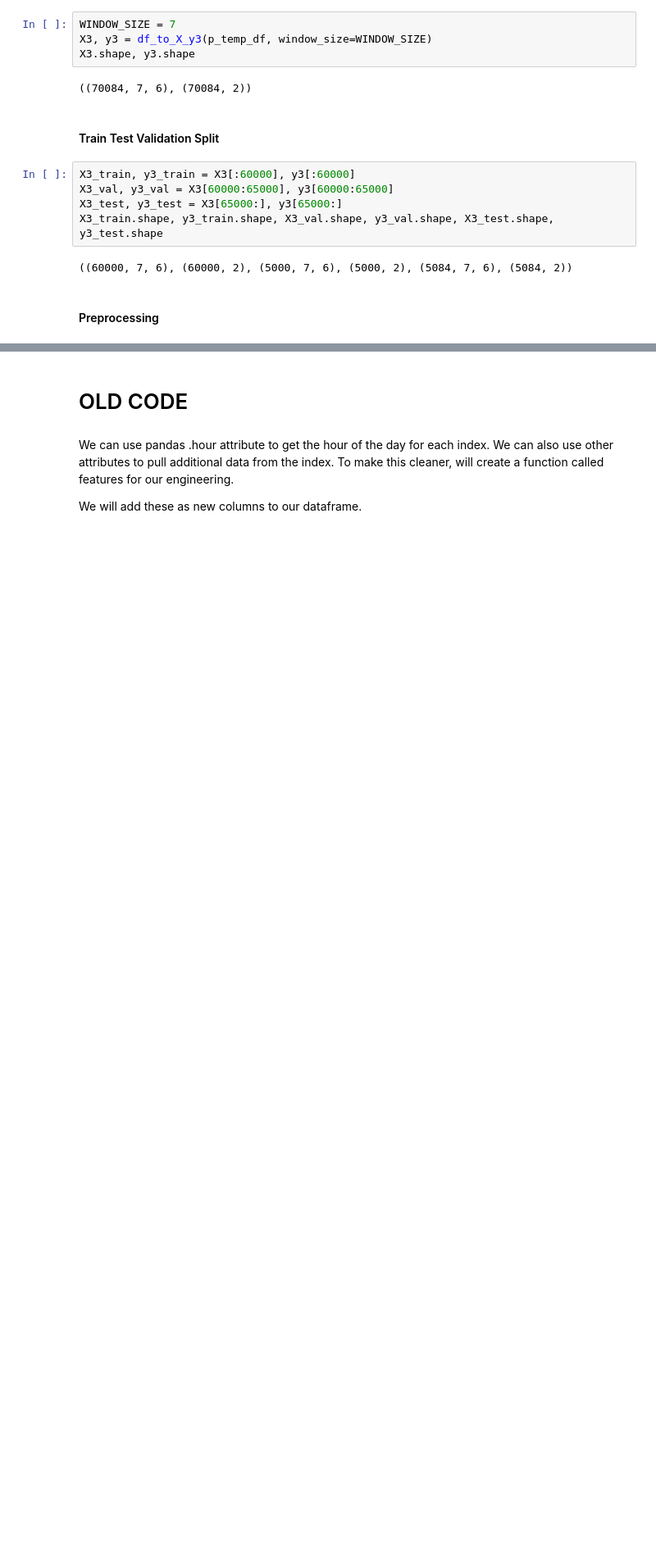
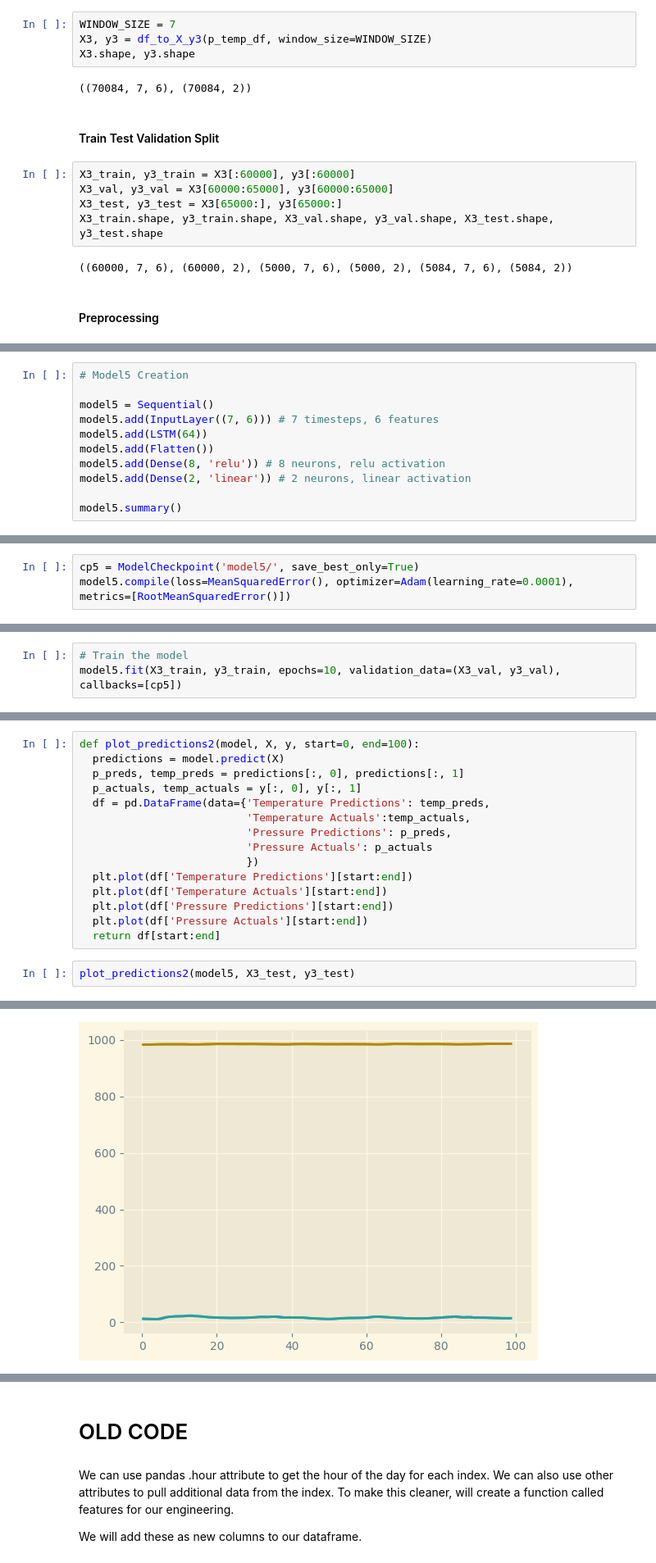
Before and after one commit to analyticsbyted/LSTM_weatherForecast, a Jupyter notebook: weatherForecast.ipynb, the cells around one changed output, grey strips where cells are left out. Shown at 82% size. Drawn from its saved outputs; the diff is of its cells as text; blank space fills up the shorter version.

```diff
--- a/weatherForecast.ipynb
+++ b/weatherForecast.ipynb
@@ -1116,0 +1193,11 @@ X3_train.shape, y3_train.shape, X3_val.shape, y3_val.shape, X3_test.shape, y3_te
+# %%
+# Model5 Creation
+
+model5 = Sequential()
+model5.add(InputLayer((7, 6))) # 7 timesteps, 6 features
+model5.add(LSTM(64))
+model5.add(Flatten())
+model5.add(Dense(8, 'relu')) # 8 neurons, relu activation
+model5.add(Dense(2, 'linear')) # 2 neurons, linear activation
+
+model5.summary()
@@ -1116,0 +1224,3 @@ X3_train.shape, y3_train.shape, X3_val.shape, y3_val.shape, X3_test.shape, y3_te
+# %%
+cp5 = ModelCheckpoint('model5/', save_best_only=True)
+model5.compile(loss=MeanSquaredError(), optimizer=Adam(learning_rate=0.0001), metrics=[RootMeanSquaredError()])
@@ -1116,0 +1229,3 @@ X3_train.shape, y3_train.shape, X3_val.shape, y3_val.shape, X3_test.shape, y3_te
+# %%
+# Train the model
+model5.fit(X3_train, y3_train, epochs=10, validation_data=(X3_val, y3_val), callbacks=[cp5])
@@ -1116,0 +1320,18 @@ X3_train.shape, y3_train.shape, X3_val.shape, y3_val.shape, X3_test.shape, y3_te
+# %%
+def plot_predictions2(model, X, y, start=0, end=100):
+  predictions = model.predict(X)
+  p_preds, temp_preds = predictions[:, 0], predictions[:, 1]
+  p_actuals, temp_actuals = y[:, 0], y[:, 1]
+  df = pd.DataFrame(data={'Temperature Predictions': temp_preds,
+                          'Temperature Actuals':temp_actuals,
+                          'Pressure Predictions': p_preds,
+                          'Pressure Actuals': p_actuals
+                          })
+  plt.plot(df['Temperature Predictions'][start:end])
+  plt.plot(df['Temperature Actuals'][start:end])
+  plt.plot(df['Pressure Predictions'][start:end])
+  plt.plot(df['Pressure Actuals'][start:end])
+  return df[start:end]
+# %%
+plot_predictions2(model5, X3_test, y3_test)
+# %% [output]
@@ -1116,0 +1351 @@ X3_train.shape, y3_train.shape, X3_val.shape, y3_val.shape, X3_test.shape, y3_te
+[figure, added]
```
Also changed, not shown: parts of 50 cells of this notebook, 10 other files.
